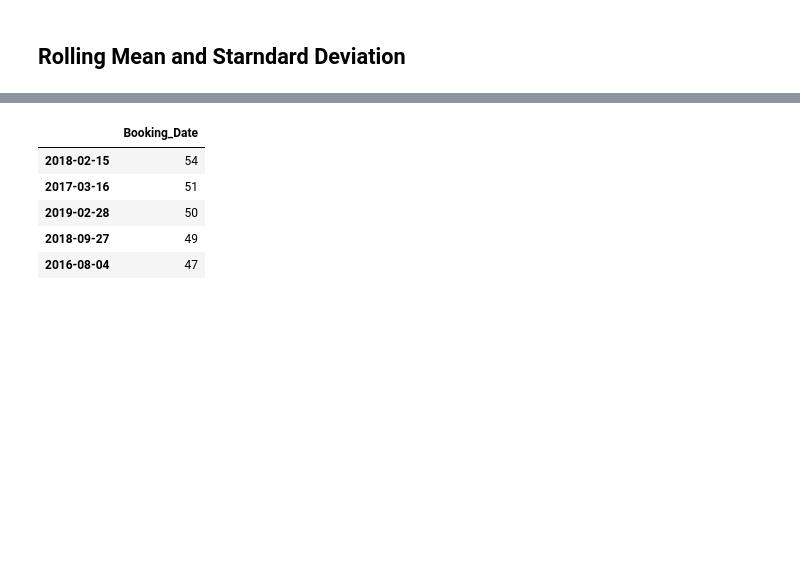
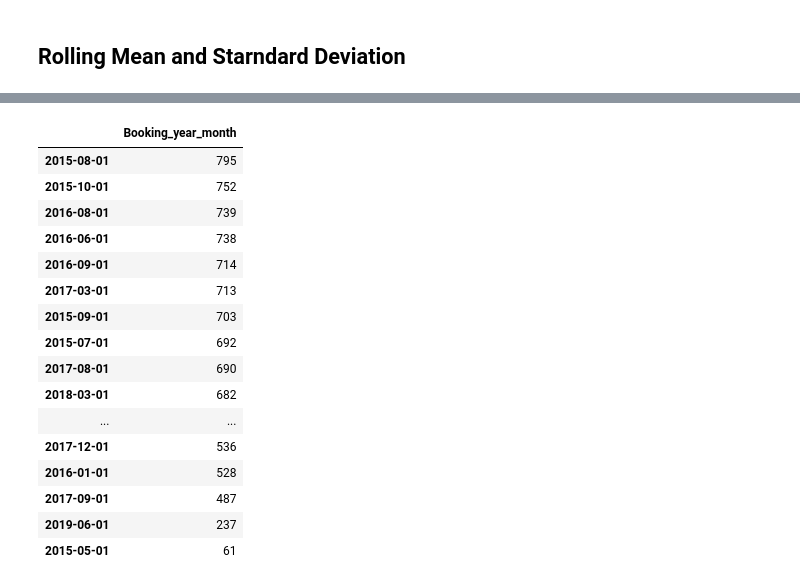
Before and after one commit to cynthiahuallanca/Miami_Crime_2019, a Jupyter notebook: Cleaning (Transform Process).ipynb, the cells around one changed output, grey strips where cells are left out. Saved outputs shown, nothing was run; the diff lists cells and outputs as text; code cells hidden in the pictures; blank space fills up the shorter version.

```diff
--- a/Cleaning (Transform Process).ipynb
+++ b/Cleaning (Transform Process).ipynb
@@ -834 +963,4 @@ df["City"] = df["City"].replace({"AV": "AVENTURA", "HARBOR":"BAL HARBOUR", "BAL
+# %%
+# Drop innecesary columns
+df.drop(['BookDate','DOB','ChargeCode1','Charge1','Charge2','Charge3'], axis=1, inplace=True)
 # %%
@@ -836,12 +967,0 @@ df["City"] = df["City"].replace({"AV": "AVENTURA", "HARBOR":"BAL HARBOUR", "BAL
-# %%
-# Rename address using regex.
-df["Address"] = df["Address"].replace('.*UNK.*N', 'UNKNOWN',regex=True)
-# %%
-# Rename address
-df["Address"] = df["Address"].replace({"NLA": "UNKNOWN", "NO LOCAL": "UNKNOWN", "N/L/A": "UNKNOWN", "ADDRESS UNAVAILABLE":
-                                       "UNKNOWN", "NONE": "UNKNOWN", "NO LOCAL ADDRESS": "UNKNOWN", "ADDRESS UVKNOWN": "UNKNOWN",
-                                       "N L A": "UNKNOWN", "ADDRESS": "UNKNOWN", "ADDRESS UMKNOWN": "UNKNOWN", "UKNOWN": "UNKNOWN",
-                                       "HOMELESS TRANSIENT": "UNKNOWN", "LOS LITRES 111090, CHILE": "UNKNOWN", "UNKNOWN MIAMI DADE COUNT":"UNKNOWN",
-                                      "UNK": "UNKNOWN", "UNKNOWN ADDRESS": "UNKNOWN", "UNKNOWNW": "UNKNOWN", "UNKNOWN  Q": "UNKNOWN", "UNKNOWN  801": "UNKNOWN",
-                                      "UNKNOWN  4D": "UNKNOWN","UNKNOWNOW": "UNKNOWN","UNK ADDRESS": "UNKNOWN","UNKNOWN  1068": "UNKNOWN","UNKNOWNOWB": "UNKNOWN",
-                                      "UNKNOWNAL A": "UNKNOWN", "UNKNOWNT": "UNKNOWN"})
@@ -883 +1058,4 @@ Zip_code_from_api            object
 dtype: object
+# %%
+#Convert Booking_year_month Column into datetime
+df['Booking_year_month'] = pd.to_datetime(df['Booking_year_month'])
@@ -884,14 +1081,25 @@ dtype: object
 # %%
 # Create new dataframe for time series calculations
-ts = pd.DataFrame(df["Booking_Date"].value_counts())
-ts.head()
+ts = pd.DataFrame(df["Booking_year_month"].value_counts())
+ts.head(100)
 # %% [output]
-|  | Booking_Date |
-| 2018-02-15 | 54 |
-| 2017-03-16 | 51 |
-| 2019-02-28 | 50 |
-| 2018-09-27 | 49 |
-| 2016-08-04 | 47 |
+|  | Booking_year_month |
+| 2015-08-01 | 795 |
+| 2015-10-01 | 752 |
+| 2016-08-01 | 739 |
+| 2016-06-01 | 738 |
+| 2016-09-01 | 714 |
+| 2017-03-01 | 713 |
+| 2015-09-01 | 703 |
+| 2015-07-01 | 692 |
+| 2017-08-01 | 690 |
+| 2018-03-01 | 682 |
+| ... | ... |
+| 2017-12-01 | 536 |
+| 2016-01-01 | 528 |
+| 2017-09-01 | 487 |
+| 2019-06-01 | 237 |
+| 2015-05-01 | 61 |
 # %%
 #Filter examples
 
```
Also changed, not shown: parts of 32 cells of this notebook, 9 other files.
